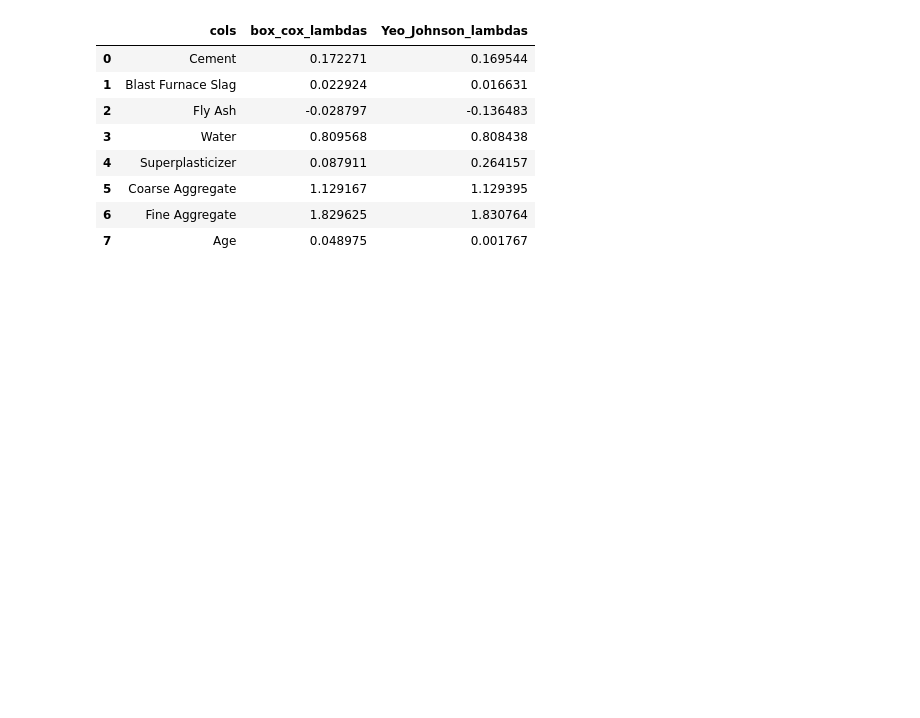
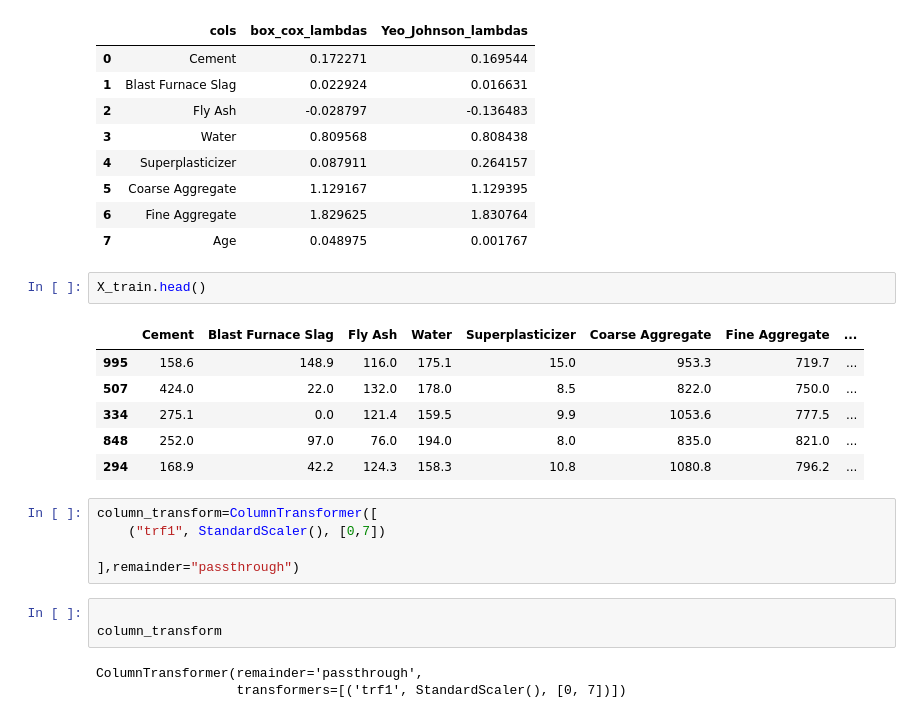
Before and after one commit to ajaykumar080286/feature_engineering, a Jupyter notebook: 17_power_transformer.ipynb, the cells around one changed output. Drawn from its saved outputs; the diff is of its cells as text; blank space fills up the shorter version.

```diff
--- a/17_power_transformer.ipynb
+++ b/17_power_transformer.ipynb
@@ -217,3 +220,23 @@ pd.DataFrame({'cols':X_train.columns,'box_cox_lambdas':pt.lambdas_,'Yeo_Johnson_
 | 5 | Coarse Aggregate | 1.129167 | 1.129395 |
 | 6 | Fine Aggregate | 1.829625 | 1.830764 |
 | 7 | Age | 0.048975 | 0.001767 |
+# %%
+X_train.head()
+# %% [output]
+|  | Cement | Blast Furnace Slag | Fly Ash | Water | Superplasticizer | Coarse Aggregate | Fine Aggregate | ... |
+| 995 | 158.6 | 148.9 | 116.0 | 175.1 | 15.0 | 953.3 | 719.7 | ... |
+| 507 | 424.0 | 22.0 | 132.0 | 178.0 | 8.5 | 822.0 | 750.0 | ... |
+| 334 | 275.1 | 0.0 | 121.4 | 159.5 | 9.9 | 1053.6 | 777.5 | ... |
+| 848 | 252.0 | 97.0 | 76.0 | 194.0 | 8.0 | 835.0 | 821.0 | ... |
+| 294 | 168.9 | 42.2 | 124.3 | 158.3 | 10.8 | 1080.8 | 796.2 | ... |
+# %%
+column_transform=ColumnTransformer([
+    ("trf1", StandardScaler(), [0,7])
+
+],remainder="passthrough")
+# %%
+
+column_transform
+# %% [output]
+ColumnTransformer(remainder='passthrough',
+                  transformers=[('trf1', StandardScaler(), [0, 7])])
```
Also changed, not shown: parts of 6 cells of this notebook.
